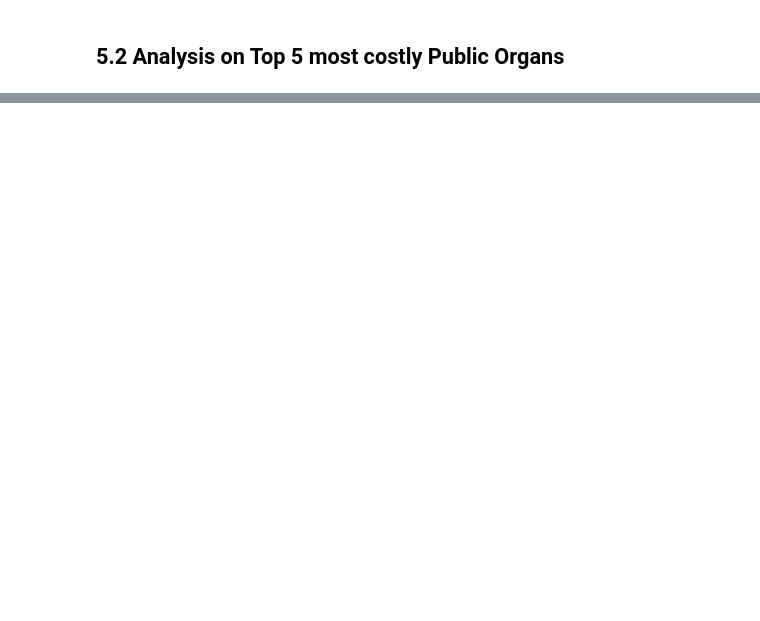
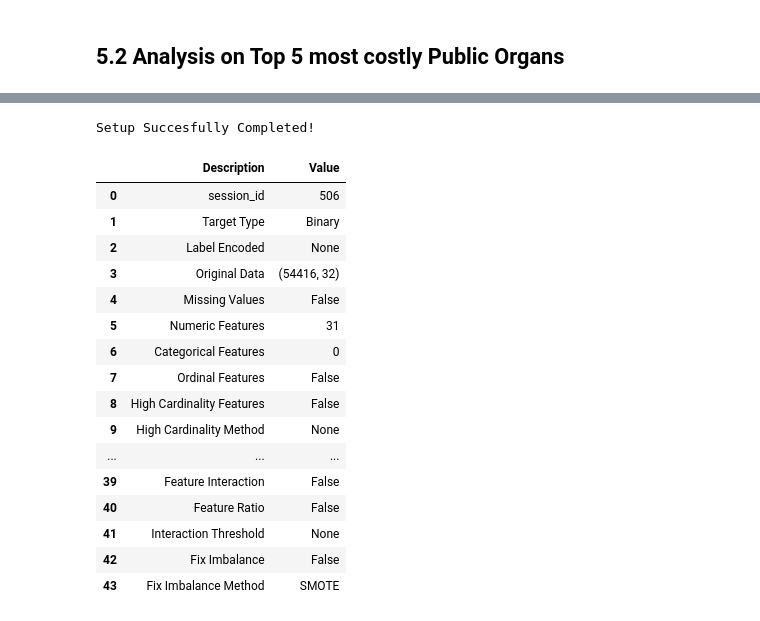
Before and after one commit to alfarias/rs-public-bids, a Jupyter notebook: notebooks/exploration.ipynb, the cells around one changed output, grey strips where cells are left out. Saved outputs shown, nothing was run; the diff lists cells and outputs as text; code cells hidden in the pictures; blank space fills up the shorter version.

```diff
--- a/notebooks/exploration.ipynb
+++ b/notebooks/exploration.ipynb
@@ -292,0 +306,10 @@ df['NM_ORGAO'].nunique()
+# %%
+import pycaret.anomaly as pyano
+
+exp_ano = pyano.setup(data=data, silent=True)
+model = pyano.create_model('iforest')
+data_ano = pyano.assign_model(model)
+data_ano.drop(['Score'], axis=1, inplace=True)
+display(data_ano.head(3))
+print('Detected Anomalies')
+data_ano['Label'].value_counts()
@@ -292,0 +326,25 @@ df['NM_ORGAO'].nunique()
+# %%
+import pycaret.classification as pyclf
+
+exp_clf = pyclf.setup(data=data_ano,
+                     target='Label',
+                     silent=True)
+# %% [output]
+Setup Succesfully Completed!
+|  | Description | Value |
+| 0 | session_id | 506 |
+| 1 | Target Type | Binary |
+| 2 | Label Encoded | None |
+| 3 | Original Data | (54416, 32) |
+| 4 | Missing Values | False |
+| 5 | Numeric Features | 31 |
+| 6 | Categorical Features | 0 |
+| 7 | Ordinal Features | False |
+| 8 | High Cardinality Features | False |
+| 9 | High Cardinality Method | None |
+| ... | ... | ... |
+| 39 | Feature Interaction | False |
+| 40 | Feature Ratio | False |
+| 41 | Interaction Threshold | None |
+| 42 | Fix Imbalance | False |
+| 43 | Fix Imbalance Method | SMOTE |
```
Also changed, not shown: parts of 19 cells of this notebook, 10 other files.
